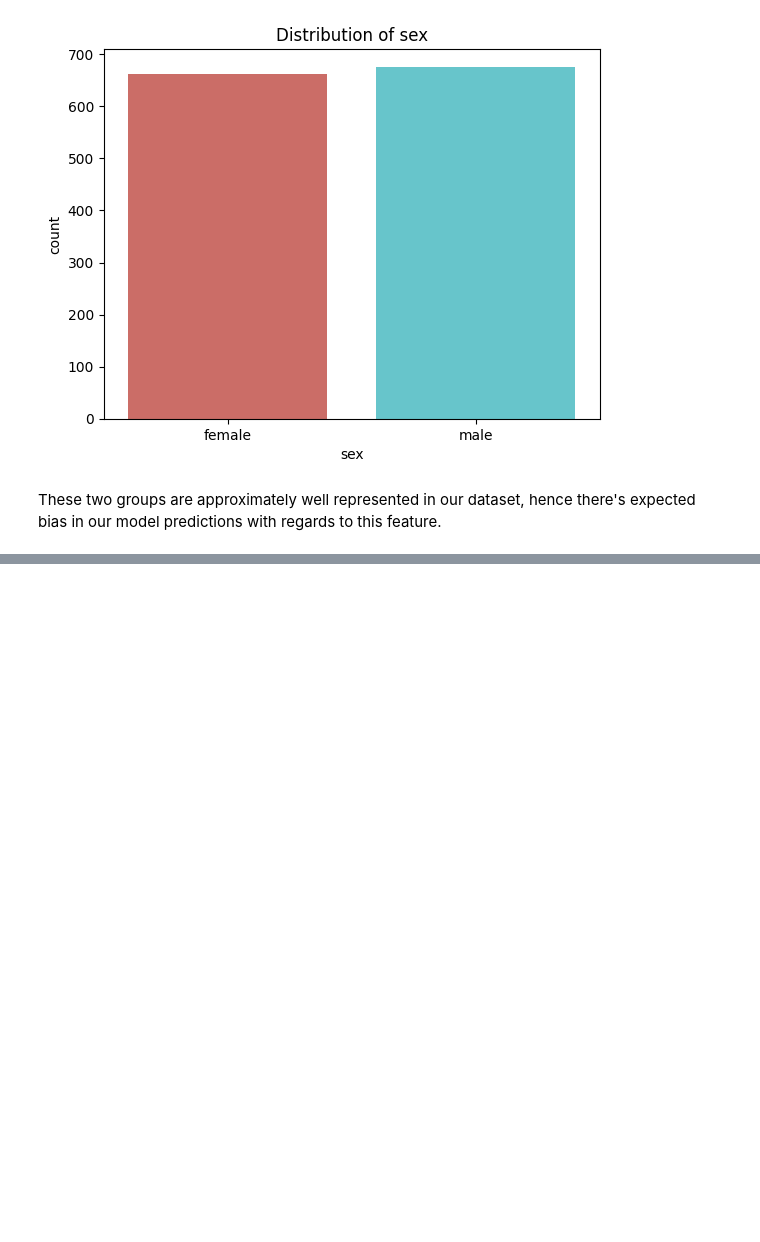
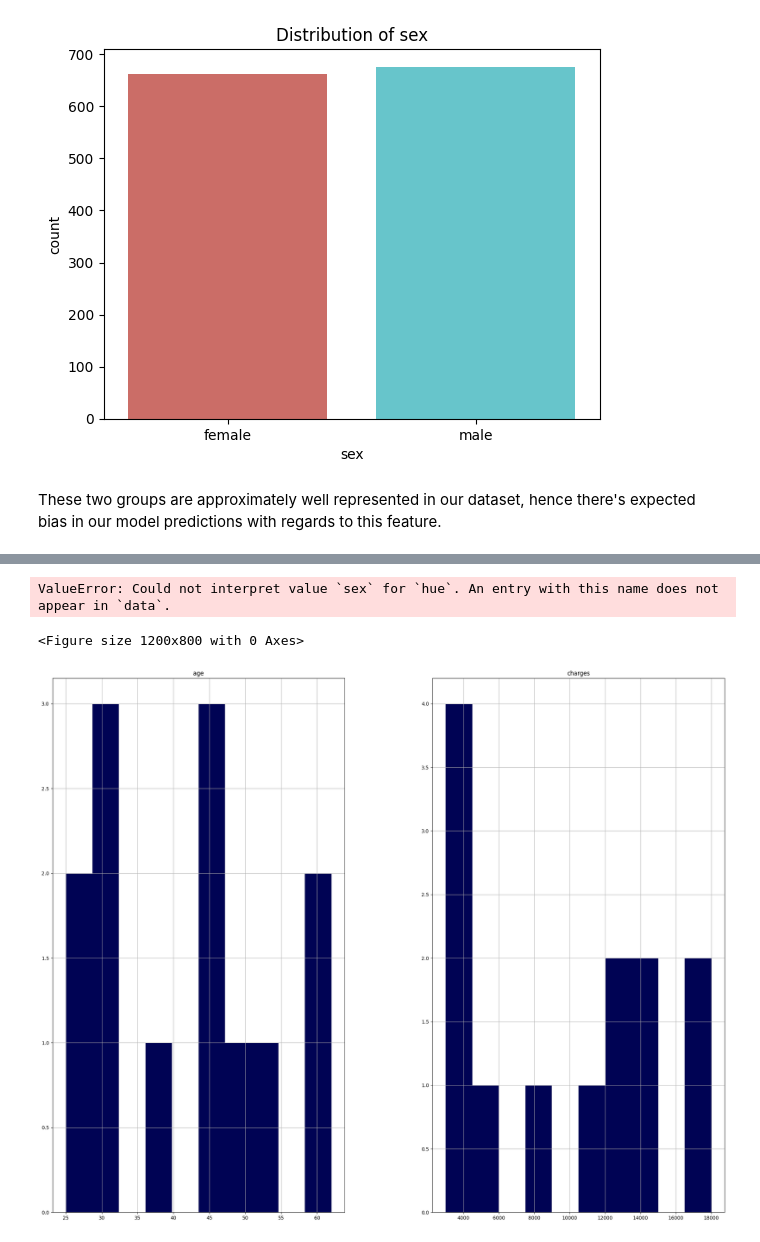
Before and after one commit to kwanda2426/projects, a Jupyter notebook: regression.ipynb, the cells around one changed output, grey strips where cells are left out. Drawn from its saved outputs; the diff is of its cells as text; code cells hidden in the pictures; blank space fills up the shorter version.

```diff
--- a/regression.ipynb
+++ b/regression.ipynb
@@ -218,3 +221,18 @@ plt.show()
+# %%
+plt.figure(figsize=(12,8))
+sns.scatterplot(x="age",
+                y="charges",
+                size="bmi",
+                sizes=(60,300),
+                alpha=0.8,
+                hue="sex",
+                data=df);
+# %% [output]
+ValueError: Could not interpret value `sex` for `hue`. An entry with this name does not appear in `data`.
+<Figure size 1200x800 with 0 Axes>
 # %%
-features = df_train.columns
-df_train[features].hist(figsize = (25,20),  color = '#000354');
+df_1 = df.copy()
+features = df.columns
+df[features].hist(figsize = (12,10),  color = '#000354');
+# %% [output]
+[figure, added]
```
Also changed, not shown: parts of 6 cells of this notebook.
